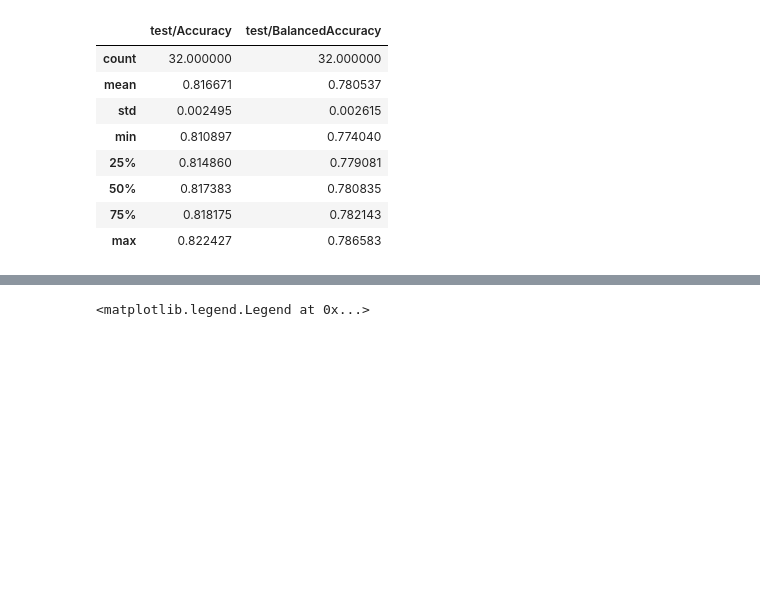
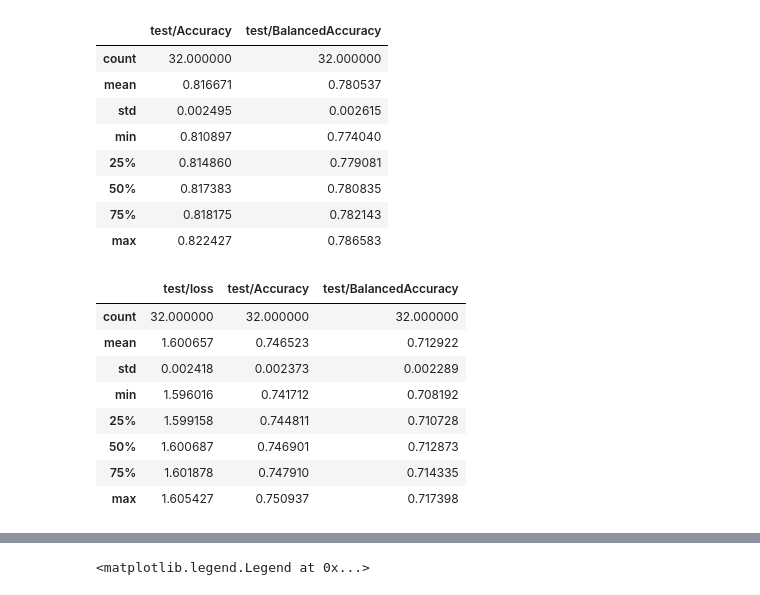
Before and after one commit to Antonio-Tresol/vits_ensemble_cr_leaves, a Jupyter notebook: metrics/metrics_analysis_spanish.ipynb, the cells around one changed output, grey strips where cells are left out. Drawn from its saved outputs; the diff is of its cells as text; code cells hidden in the pictures; blank space fills up the shorter version.

```diff
--- a/metrics/metrics_analysis_spanish.ipynb
+++ b/metrics/metrics_analysis_spanish.ipynb
@@ -35,3 +35,15 @@ conv_ensemble.describe()
 | 50% | 0.817383 | 0.780835 |
 | 75% | 0.818175 | 0.782143 |
 | max | 0.822427 | 0.786583 |
+# %%
+convnext.describe()
+# %% [output]
+|  | test/loss | test/Accuracy | test/BalancedAccuracy |
+| count | 32.000000 | 32.000000 | 32.000000 |
+| mean | 1.600657 | 0.746523 | 0.712922 |
+| std | 0.002418 | 0.002373 | 0.002289 |
+| min | 1.596016 | 0.741712 | 0.708192 |
+| 25% | 1.599158 | 0.744811 | 0.710728 |
+| 50% | 1.600687 | 0.746901 | 0.712873 |
+| 75% | 1.601878 | 0.747910 | 0.714335 |
+| max | 1.605427 | 0.750937 | 0.717398 |
```
Also changed, not shown: parts of 3 cells of this notebook.
